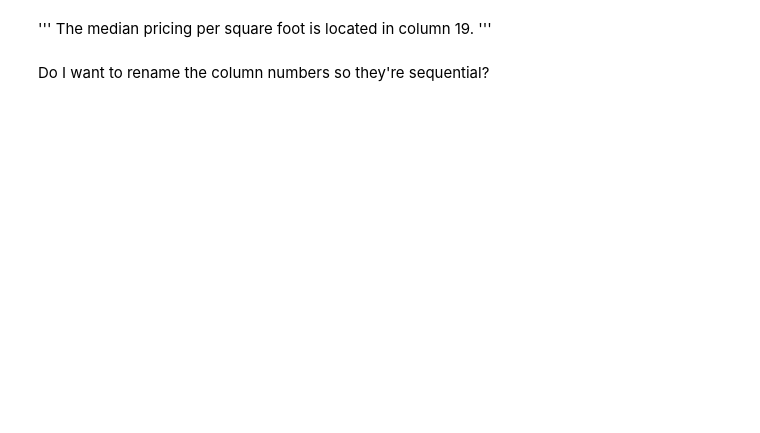
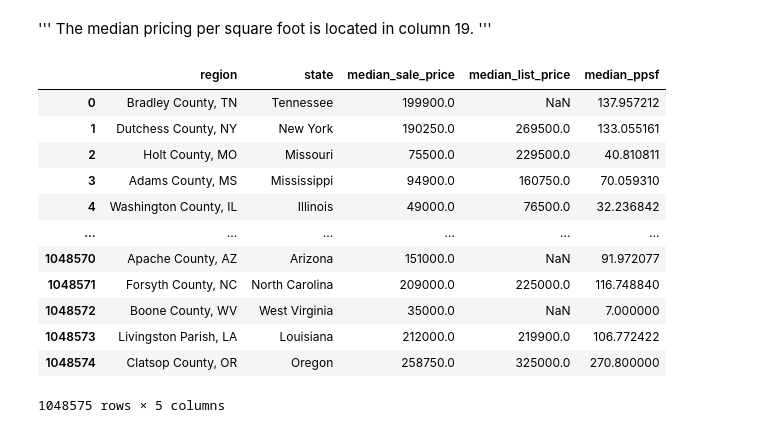
Before and after one commit to RachTheRad/SoIN_Housing_Analysis, a Jupyter notebook: HouAna_Capstone.ipynb, the cells around one changed output. Cells and saved outputs as stored; diff of their text form; code cells hidden in the pictures; blank space fills up the shorter version.

```diff
--- a/HouAna_Capstone.ipynb
+++ b/HouAna_Capstone.ipynb
@@ -369,5 +382,21 @@ None
 '''
 The median pricing per square foot is located in column 19.
 '''
-# %% [markdown]
-Do I want to rename the column numbers so they're sequential?
+# %%
+# drop columns now that I know which columns I want
+housing_data_clean = housing_data[['region', 'state', 'median_sale_price', 'median_list_price', 'median_ppsf']]
+housing_data_clean
+# %% [output]
+|  | region | state | median_sale_price | median_list_price | median_ppsf |
+| 0 | Bradley County, TN | Tennessee | 199900.0 | NaN | 137.957212 |
+| 1 | Dutchess County, NY | New York | 190250.0 | 269500.0 | 133.055161 |
+| 2 | Holt County, MO | Missouri | 75500.0 | 229500.0 | 40.810811 |
+| 3 | Adams County, MS | Mississippi | 94900.0 | 160750.0 | 70.059310 |
+| 4 | Washington County, IL | Illinois | 49000.0 | 76500.0 | 32.236842 |
+| ... | ... | ... | ... | ... | ... |
+| 1048570 | Apache County, AZ | Arizona | 151000.0 | NaN | 91.972077 |
+| 1048571 | Forsyth County, NC | North Carolina | 209000.0 | 225000.0 | 116.748840 |
+| 1048572 | Boone County, WV | West Virginia | 35000.0 | NaN | 7.000000 |
+| 1048573 | Livingston Parish, LA | Louisiana | 212000.0 | 219900.0 | 106.772422 |
+| 1048574 | Clatsop County, OR | Oregon | 258750.0 | 325000.0 | 270.800000 |
+1048575 rows × 5 columns
```
Also changed, not shown: parts of 17 cells of this notebook.
